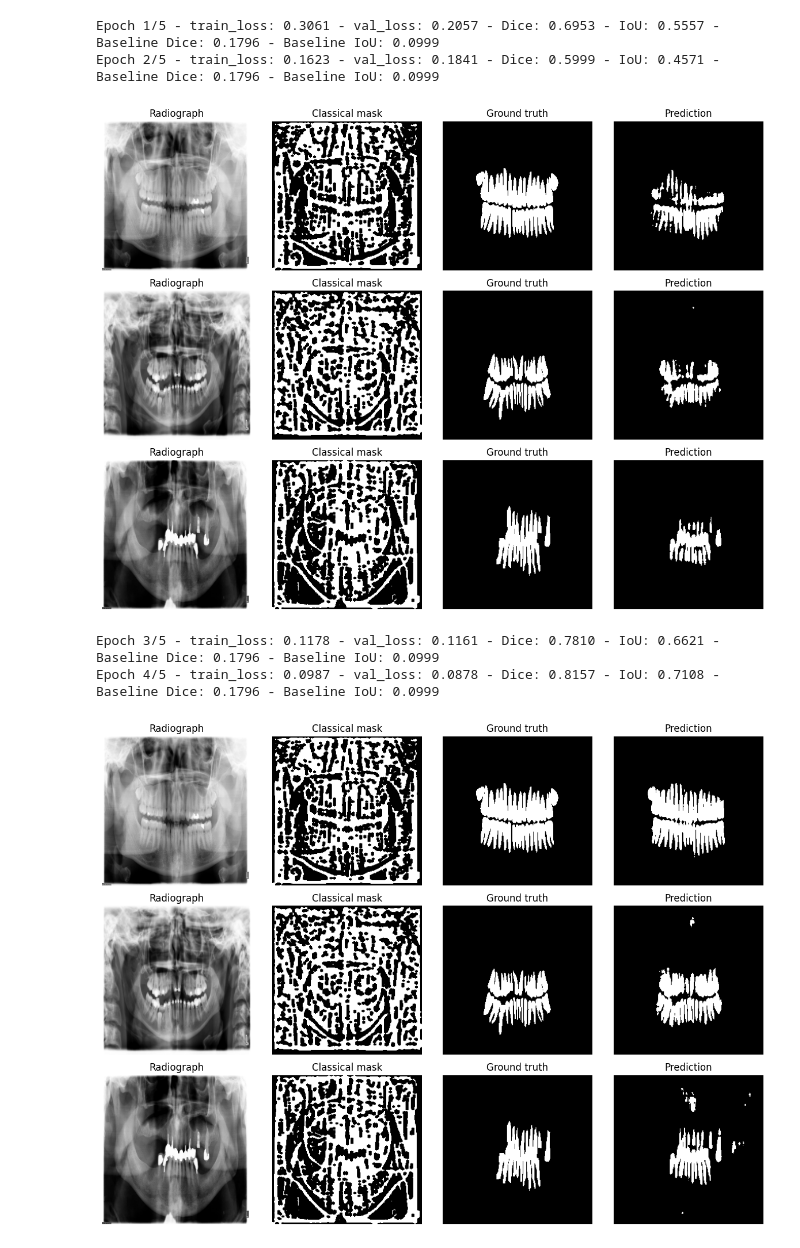
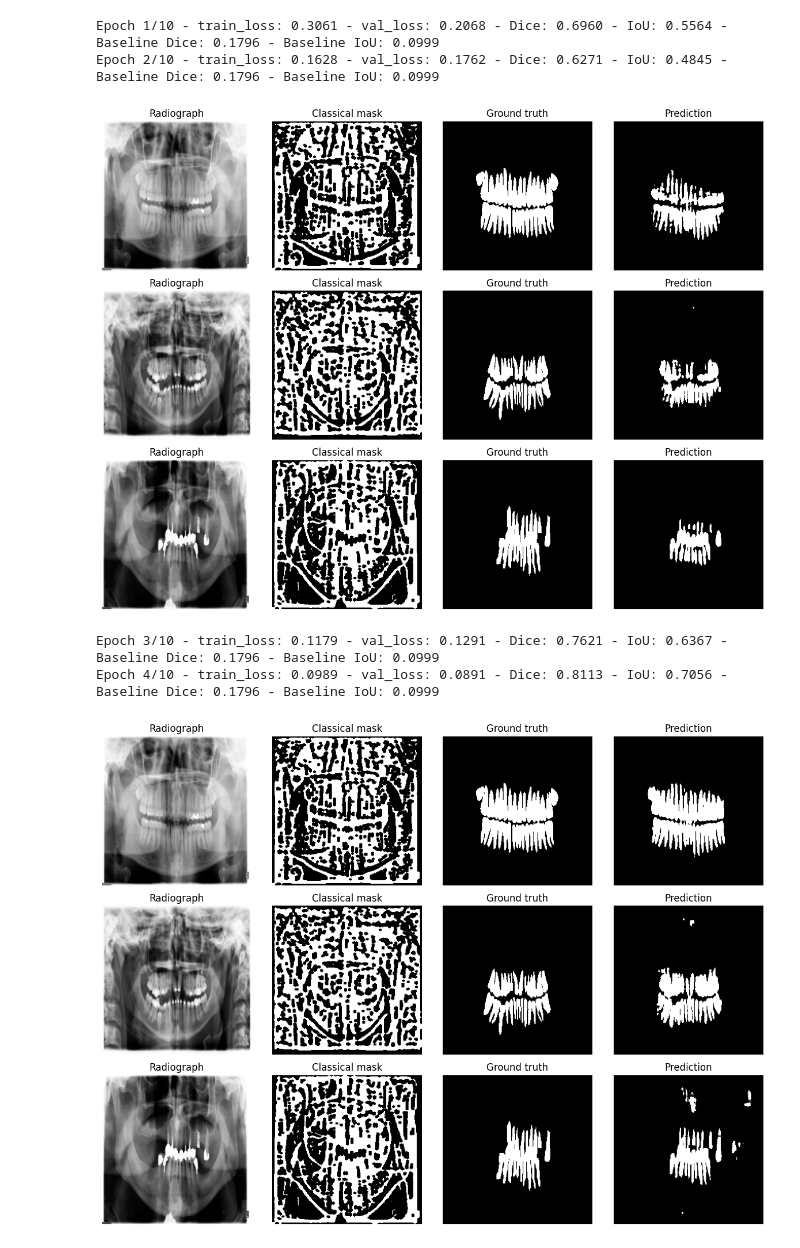
Before and after one commit to CollinMcCormickk/484TeethNew, a Jupyter notebook: Test.ipynb, the cells around one changed output. Saved outputs shown, nothing was run; the diff lists cells and outputs as text; code cells hidden in the pictures.

Commit message:
training testing pipeline

```diff
--- a/Test.ipynb
+++ b/Test.ipynb
@@ -216,7 +216,7 @@ model = SimpleUNet(in_channels=dataset.input_channels, out_channels=1).to(device
 optimizer = torch.optim.Adam(model.parameters(), lr=1e-3)
 criterion = nn.BCEWithLogitsLoss()
 
-epochs = 5
+epochs = 10
 for epoch in range(1, epochs + 1):
     model.train()
     train_loss = 0.0
@@ -253,36 +253,36 @@ for epoch in range(1, epochs + 1):
             baseline_preds = (cls_mask > 0.5).float().to(device)
             baseline_dices.append(dice_coef(baseline_preds, y))
             baseline_ious.append(iou_score(baseline_preds, y))
 
     val_loss /= len(val_loader.dataset)
     avg_dice = sum(dices) / len(dices) if dices else 0.0
     avg_iou = sum(ious) / len(ious) if ious else 0.0
     avg_baseline_dice = sum(baseline_dices) / len(baseline_dices) if baseline_dices else 0.0
     avg_baseline_iou = sum(baseline_ious) / len(baseline_ious) if baseline_ious else 0.0
 
     print(
         f"Epoch {epoch}/{epochs} - train_loss: {train_loss:.4f} - val_loss: {val_loss:.4f} "
         f"- Dice: {avg_dice:.4f} - IoU: {avg_iou:.4f} "
         f"- Baseline Dice: {avg_baseline_dice:.4f} - Baseline IoU: {avg_baseline_iou:.4f}"
     )
 
     if epoch == epochs or epoch % 2 == 0:
         x_vis, y_vis, cls_vis = next(iter(val_loader))
         x_vis = x_vis.to(device)
         with torch.no_grad():
             out_vis = torch.sigmoid(model(x_vis))
             pred_vis = (out_vis > 0.5).float()
         visualize_batch(
             x_vis.cpu(),
             cls_vis,
             y_vis,
             pred_vis.cpu(),
             n=min(3, x_vis.size(0)),
         )
 # %% [output]
-Epoch 1/5 - train_loss: 0.3061 - val_loss: 0.2057 - Dice: 0.6953 - IoU: 0.5557 - Baseline Dice: 0.1796 - Baseline IoU: 0.0999
-Epoch 2/5 - train_loss: 0.1623 - val_loss: 0.1841 - Dice: 0.5999 - IoU: 0.4571 - Baseline Dice: 0.1796 - Baseline IoU: 0.0999
+Epoch 1/10 - train_loss: 0.3061 - val_loss: 0.2068 - Dice: 0.6960 - IoU: 0.5564 - Baseline Dice: 0.1796 - Baseline IoU: 0.0999
+Epoch 2/10 - train_loss: 0.1628 - val_loss: 0.1762 - Dice: 0.6271 - IoU: 0.4845 - Baseline Dice: 0.1796 - Baseline IoU: 0.0999
-[figure, old version]
+[figure, new version]
-Epoch 3/5 - train_loss: 0.1178 - val_loss: 0.1161 - Dice: 0.7810 - IoU: 0.6621 - Baseline Dice: 0.1796 - Baseline IoU: 0.0999
-Epoch 4/5 - train_loss: 0.0987 - val_loss: 0.0878 - Dice: 0.8157 - IoU: 0.7108 - Baseline Dice: 0.1796 - Baseline IoU: 0.0999
+Epoch 3/10 - train_loss: 0.1179 - val_loss: 0.1291 - Dice: 0.7621 - IoU: 0.6367 - Baseline Dice: 0.1796 - Baseline IoU: 0.0999
+Epoch 4/10 - train_loss: 0.0989 - val_loss: 0.0891 - Dice: 0.8113 - IoU: 0.7056 - Baseline Dice: 0.1796 - Baseline IoU: 0.0999
-[figure, old version]
+[figure, new version]
```
Also changed, not shown: parts of 1 cell of this notebook, 14 other files.
